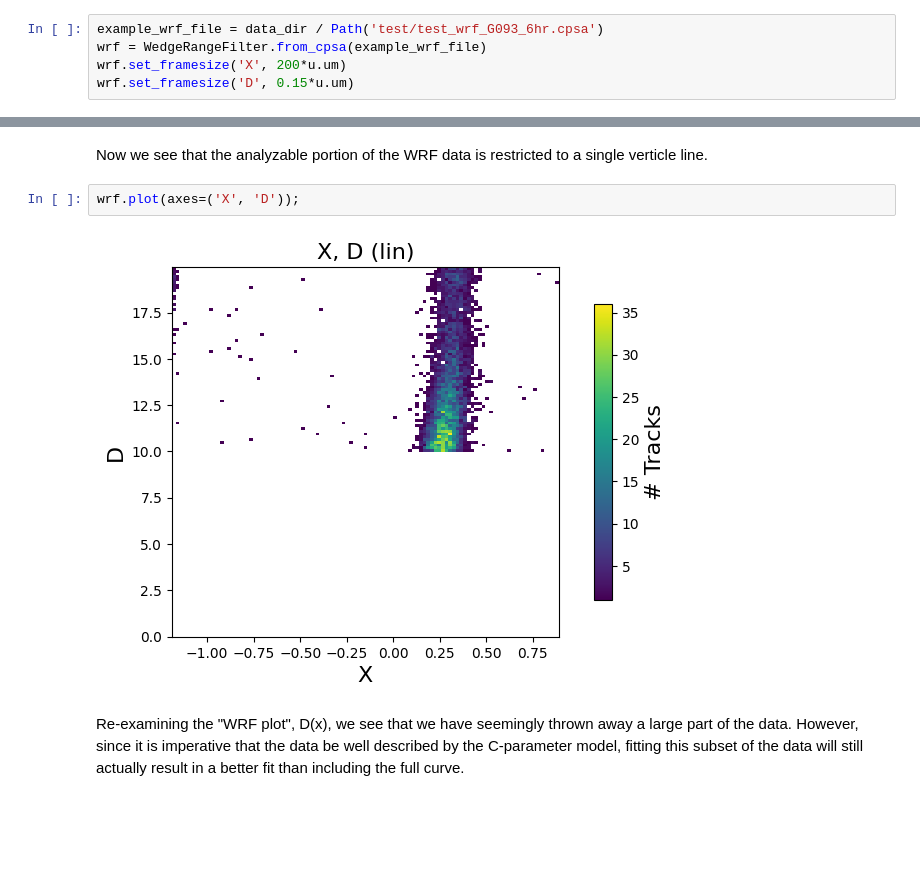
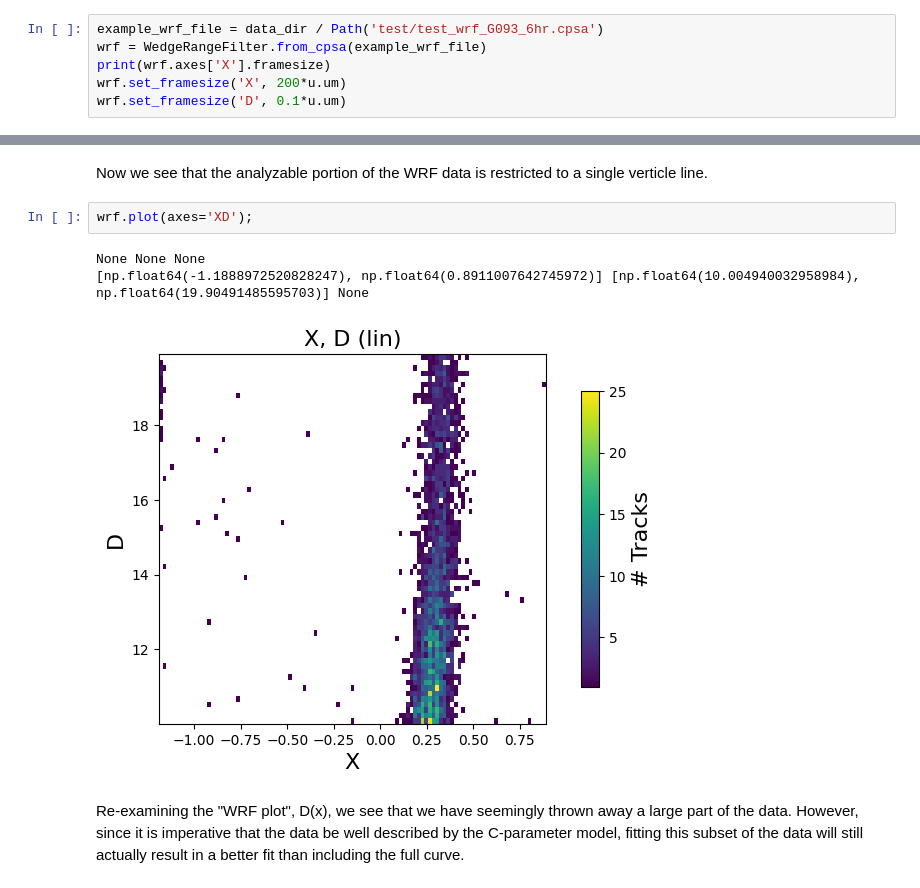
Before and after one commit to pheuer/cr39py, a Jupyter notebook: docs/source/notebooks/analyze_wrf.ipynb, the cells around one changed output, grey strips where cells are left out. Drawn from its saved outputs; the diff is of its cells as text; blank space fills up the shorter version.

```diff
--- a/docs/source/notebooks/analyze_wrf.ipynb
+++ b/docs/source/notebooks/analyze_wrf.ipynb
@@ -26,8 +26,9 @@ WRF analysis is conducted in Diameter(X) space, and the signal is integrated ove
 # %%
 example_wrf_file = data_dir / Path('test/test_wrf_G093_6hr.cpsa')
 wrf = WedgeRangeFilter.from_cpsa(example_wrf_file)
+print(wrf.axes['X'].framesize)
 wrf.set_framesize('X', 200*u.um)
-wrf.set_framesize('D', 0.15*u.um)
+wrf.set_framesize('D', 0.1*u.um)
 # %% [output]
 ***CPSA header***
 ...Version: 104
@@ -82,8 +84,10 @@ wrf.cutplot();
 # %% [markdown]
 Now we see that the analyzable portion of the WRF data is restricted to a single verticle line.
 # %%
-wrf.plot(axes=('X', 'D'));
+wrf.plot(axes='XD');
 # %% [output]
+None None None
+[np.float64(-1.1888972520828247), np.float64(0.8911007642745972)] [np.float64(10.004940032958984), np.float64(19.90491485595703)] None
-[figure, old version]
+[figure, new version]
 # %% [markdown]
 Re-examining the "WRF plot", D(x), we see that we have seemingly thrown away a large part of the data. However, since it is imperative that the data be well described by the C-parameter model, fitting this subset of the data will still actually result in a better fit than including the full curve.
```
Also changed, not shown: parts of 9 cells of this notebook, 2 other files.
